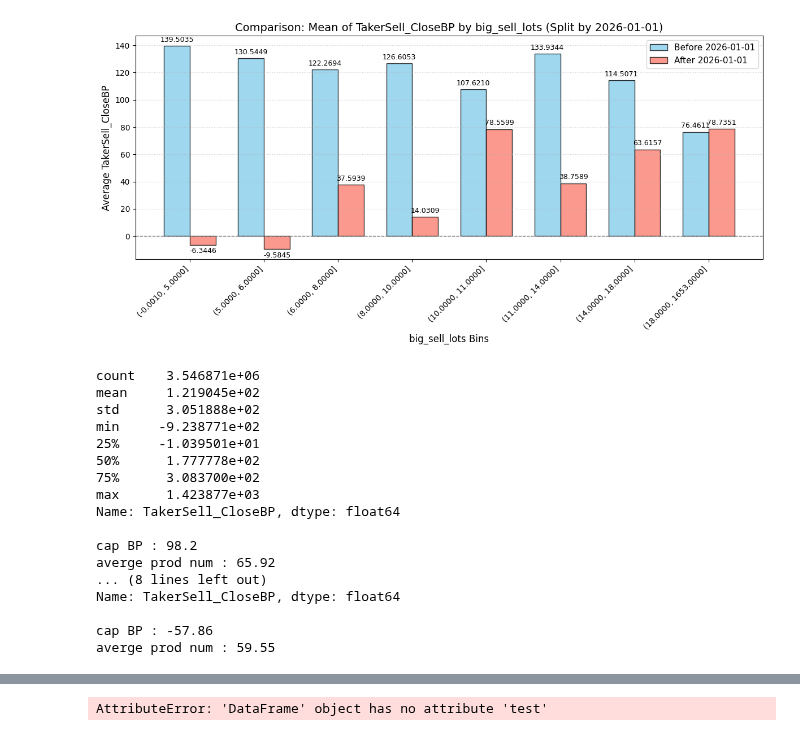
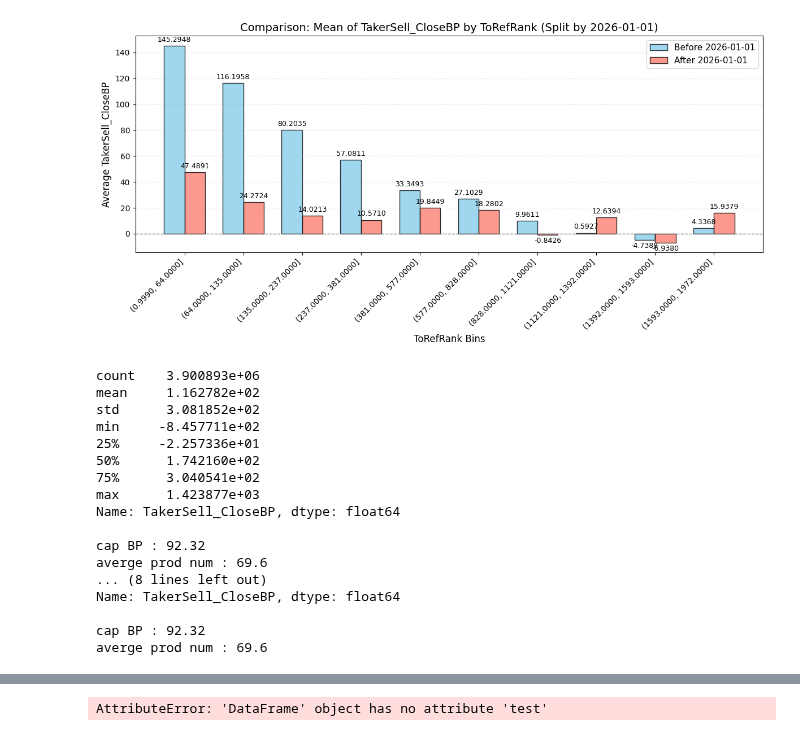
Before and after one commit to knjo/timeSeriesResearch, a Jupyter notebook: negFillResearch_model.ipynb, the cells around one changed output, grey strips where cells are left out. Drawn from its saved outputs; the diff is of its cells as text; code cells hidden in the pictures.

```diff
--- a/negFillResearch_model.ipynb
+++ b/negFillResearch_model.ipynb
@@ -58,7 +58,8 @@ for f in tqdm (file_names[1:]):
     rankThres = 150
     stock_df = pd.read_parquet( f'{folder_path}/{f}' )[lambda x : x[targetLabel] * x.BidPrice1 > 0]
     try :
-        stock_df['ToRef'] = ((stock_df['BidPrice1'] - stock_df.RefPrice) / stock_df.RefPrice ).round(4)
+        stock_df['ToRef'] = ((stock_df['BidPrice1'] - stock_df.RefPrice) / stock_df.RefPrice ).round(6)
+        stock_df['ToOpen'] = ((stock_df['BidPrice1'] - stock_df.Open) / stock_df.Open ).round(6)
         # stock_df['TakerSell_CloseBP'] = ((stock_df[targetLabel]- stock_df.Close) / stock_df[targetLabel] * 10000)
         # stock_df.loc[ stock_df.FutureHigh > stock_df.RefPrice*1.09 , 'TakerSell_CloseBP'] = ((stock_df[targetLabel] - stock_df.FutureHigh) / stock_df[targetLabel] * 10000)
         stock_df['TakerSell_CloseBP'] = ((stock_df[targetLabel]- stock_df.Close) / stock_df[targetLabel] * 10000)
@@ -106,7 +106,6 @@ signal_df[:].groupby(['Date','QuoteCode']).TakerSell_CloseBP.mean().reset_index(
 # %%
-signal_df['TakerSell_CloseBP_net'] = signal_df.TakerSell_CloseBP - signal_df.groupby(['Date']).TakerSell_CloseBP.transform('mean')#.clip(lower=-130, upper=130)
+signal_df['TakerSell_CloseBP_net'] = signal_df.TakerSell_CloseBP - signal_df.groupby(['Date','QuoteCode']).TakerSell_CloseBP.transform('mean')#.clip(lower=-130, upper=130)
 # signal_df['TakerSell_CloseBP_net'] = signal_df.TakerSell_CloseBP - signal_df.groupby(['Date','QuoteCode']).TakerSell_CloseBP.transform('mean')#.clip(lower=-130, upper=130)
-
 # signal_df['TakerSell_CloseBP_net'] = signal_df.TakerSell_CloseBP - signal_df.groupby(['Date']).TakerSell_CloseBP.transform('mean')
 # %%
 signal_df.TakerSell_CloseBP.describe()
@@ -150,14 +149,16 @@ signal_df['B1_Last'] = signal_df.BidLots1 / signal_df.avg_bidLots1
 signal_df['Total_Last'] = signal_df.TotalFillLots / signal_df.last_fillLots
 # %%
 based_columns = ['QuoteCode', 'ChannelSeq', 'InOut', 'Overshoot', 'TotalFillLots', 'BidPrice1','BidLots1', 'BidLots5', 'AskPrice1', 'AskLots1', 'AskLots5', 'FillLots']
-feature_columns = ['ToLow', 'ToHigh', 'Low_High', 'TickSize', 'TickBP', 'ToRef', 'ToOpen', 'FillLots_atLow', 'FillLots_atHigh', 'B1_A1B1', 'B1_B1B5', 'B12_B1B5', 'A1_A1A5', 'A12_A1A5', 'Spread', 'SpreadPairID', 'SpreadPairSeq', 'SpreadPairElapsed', 'SpreadNarrowSide', 'SpreadPairCumLots', 'PrevSpreadPairLots', 'RemainSeconds','B1_Last','Total_Last']
+feature_columns = ['ToLow', 'ToHigh', 'Low_High', 'TickSize', 'TickBP', 'ToRef', 'ToOpen', 'B1_A1B1', 'B1_B1B5', 'B12_B1B5', 'A1_A1A5', 'A12_A1A5', 'Spread', 'RemainSeconds']#'B1_Last','Total_Last']
 cross_columns = ['AmountRank', 'netAmountRank', 'TotalFillLotsRank', 'netTotalFillLotsRank', 'ToRefRank']
 day_columns = ['dealer_hedging_netLots', 'dealer_netLots', 'foreign_dealer_netLots', 'foreign_netLots', 'investment_netLots', 'margin_netLots', 'short_netLots', 'nextday_allow_day_trade_mark', 'trading_volume_noOdd', 'big_buy_lots', 'big_buy_ToCloseBP', 'big_buy_300sBP', 'big_sell_lots', 'big_sell_ToCloseBP', 'big_sell_300sBP', 'hft_participation', 'hft_buy_ToCloseBP', 'hft_buy_300sBP', 'hft_sell_ToCloseBP', 'hft_sell_300sBP', 'day_amount_rank', 'day_lots_rank']
 # #
 feature = based_columns + feature_columns + cross_columns + day_columns
 label = 'TakerSell_CloseBP_net'
+
+feature_columns = ['ToLow', 'ToHigh', 'Low_High', 'ToRef', 'ToOpen', 'B1_A1B1', 'RemainSeconds']
 # %%
-result = train_and_predict_ridge_rolling(signal_df, feature_columns , label, n_training_days=60, feature_screening=True, alpha=1 )
+result = train_and_predict_ridge_rolling(signal_df, feature_columns , label, n_training_days=60, feature_screening=True, alpha=0.1 )
 # %% [output]
 🔍 目前預測目標: TakerSell_CloseBP_net | Rolling Training 視窗: 60 天
 🔄 為了 O(1) NumPy 加速，強制將資料依照 Date, QuoteCode, TransTime 進行排序...
@@ -251,7 +275,7 @@ QcutAnalyzer.plot_qcut_analysis(signal_df[signal_df.isAbnormalDate == 1], 'Taker
 # %%
-QcutAnalyzer.plot_qcut_analysis(signal_df, 'big_sell_lots', 'TakerSell_CloseBP', date_col='Date', split_date='2026-01-01',q=10)
+QcutAnalyzer.plot_qcut_analysis(signal_df[:], 'ToRefRank', 'TakerSell_CloseBP', date_col='Date', split_date='2026-01-01',q=10)
 # %% [output]
-[figure, old version]
+[figure, new version]
 # %%
 condition = pd.Series( [True for i in range(len(signal_df))] )
 # condition =   (signal_df.ToOpen <0)# (signal_df.Position<200) #(signal_df.big_sell_ToCloseBP > 20 ) & (signal_df.InOut < 0 ) & (signal_df.FillLots > signal_df.big_sell_lots)
@@ -262,29 +286,29 @@ print('')
 print( 'cap BP : '+str( round((signal_df[condition].TakerSell_CloseBP * signal_df[condition].BidPrice1).sum() / signal_df[condition].BidPrice1.sum() ,2 ))  )
 print( 'averge prod num : '+str( round(signal_df[condition].groupby('Date').QuoteCode.nunique().mean(), 2)  ))
 
-condition_recent = condition & (signal_df.Date.dt.strftime('%Y%m%d').astype(int) > 20260101) #& (signal_df.hft_participation > 0.3) & (signal_df.hft_sell_ToCloseBP > 0 )
+condition_recent = condition & (signal_df.Date.astype(int) > 20260101) # & (signal_df.Date.dt.strftime('%Y%m%d').astype(int) > 20260101) #& (signal_df.hft_participation > 0.3) & (signal_df.hft_sell_ToCloseBP > 0 )
 print( signal_df[condition_recent].TakerSell_CloseBP.describe() )
 print('')
 print( 'cap BP : '+str( round((signal_df[condition_recent].TakerSell_CloseBP * signal_df[condition_recent].BidPrice1).sum() / signal_df[condition_recent].BidPrice1.sum() ,2 ))  )
 print( 'averge prod num : '+str( round(signal_df[condition_recent].groupby('Date').QuoteCode.nunique().mean(), 2)  ))
 # %% [output]
-count    3.546871e+06
-mean     1.219045e+02
-std      3.051888e+02
-min     -9.238771e+02
-25%     -1.039501e+01
-50%      1.777778e+02
-75%      3.083700e+02
+count    3.900893e+06
+mean     1.162782e+02
+std      3.081852e+02
+min     -8.457711e+02
+25%     -2.257336e+01
+50%      1.742160e+02
+75%      3.040541e+02
 max      1.423877e+03
 Name: TakerSell_CloseBP, dtype: float64
 
-cap BP : 98.2
-averge prod num : 65.92
+cap BP : 92.32
+averge prod num : 69.6
 ... (8 lines left out)
 Name: TakerSell_CloseBP, dtype: float64
 
-cap BP : -57.86
-averge prod num : 59.55
+cap BP : 92.32
+averge prod num : 69.6
 # %%
 signal_df = signal_df[condition].sort_values(['Date','QuoteCode', 'TransTime']).reset_index(drop=True)
 # %%
```
Also changed, not shown: parts of 38 cells of this notebook, 3 other files.
